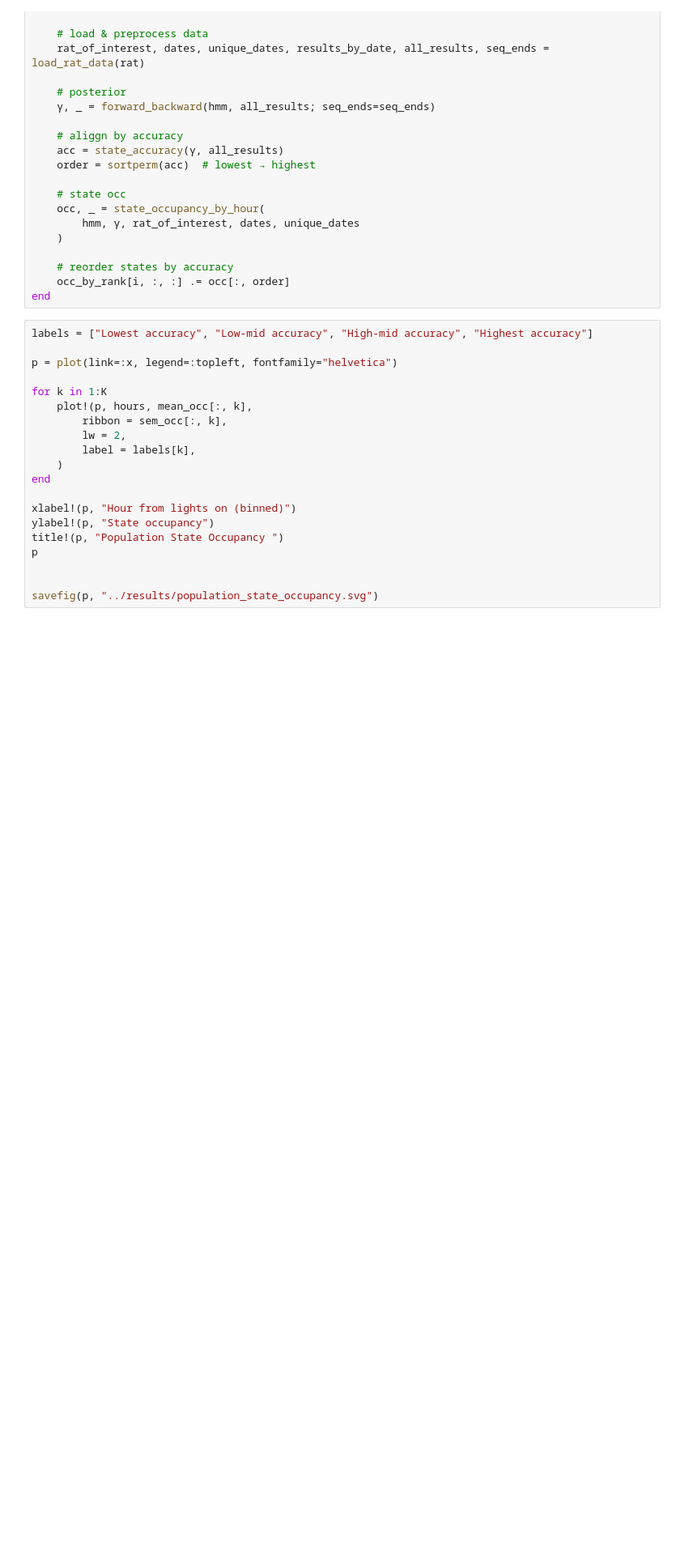
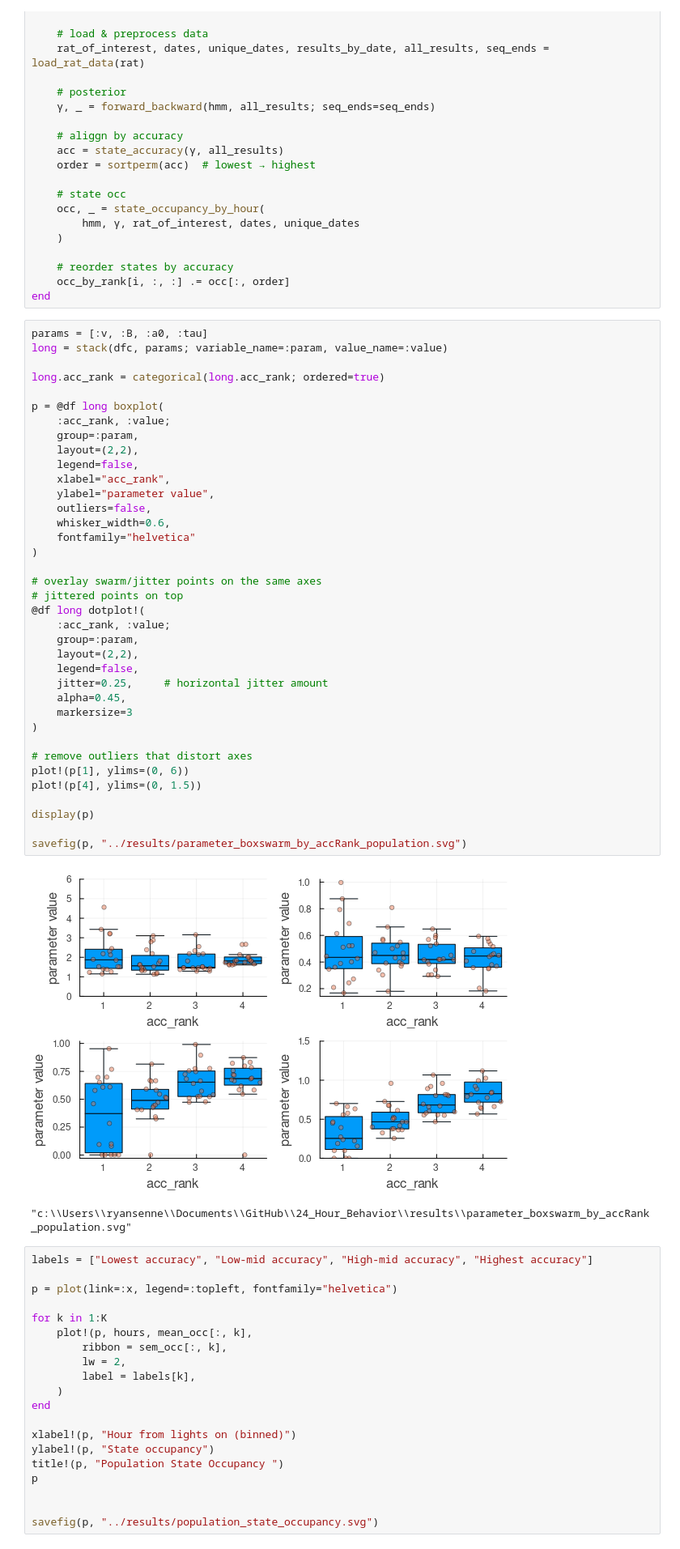
Before and after one commit to depasquale-lab/24_Hour_Behavior, a Jupyter notebook: notebooks/PopulationDDMHMM.ipynb, the cells around one changed output. Shown at 81% size. Drawn from its saved outputs; the diff is of its cells as text; blank space fills up the shorter version.

```diff
--- a/notebooks/PopulationDDMHMM.ipynb
+++ b/notebooks/PopulationDDMHMM.ipynb
@@ -524,6 +593,46 @@ for (i, rat) in enumerate(animal_name)
     # reorder states by accuracy
     occ_by_rank[i, :, :] .= occ[:, order]
 end
+# %%
+params = [:v, :B, :a0, :tau]
+long = stack(dfc, params; variable_name=:param, value_name=:value)
+
+long.acc_rank = categorical(long.acc_rank; ordered=true)
+
+p = @df long boxplot(
+    :acc_rank, :value;
+    group=:param,
+    layout=(2,2),
+    legend=false,
+    xlabel="acc_rank",
+    ylabel="parameter value",
+    outliers=false,
+    whisker_width=0.6,
+    fontfamily="helvetica"
+)
+
+# overlay swarm/jitter points on the same axes
+# jittered points on top
+@df long dotplot!(
+    :acc_rank, :value;
+    group=:param,
+    layout=(2,2),
+    legend=false,
+    jitter=0.25,     # horizontal jitter amount
+    alpha=0.45,
+    markersize=3
+)
+
+# remove outliers that distort axes
+plot!(p[1], ylims=(0, 6))
+plot!(p[4], ylims=(0, 1.5))
+
+display(p)
+
+savefig(p, "../results/parameter_boxswarm_by_accRank_population.svg")
+# %% [output]
+[figure, added]
+"c:\\Users\\ryansenne\\Documents\\GitHub\\24_Hour_Behavior\\results\\parameter_boxswarm_by_accRank_population.svg"
 # %%
 labels = ["Lowest accuracy", "Low-mid accuracy", "High-mid accuracy", "Highest accuracy"]
 
```
Also changed, not shown: parts of 10 cells of this notebook, 5 other files.
